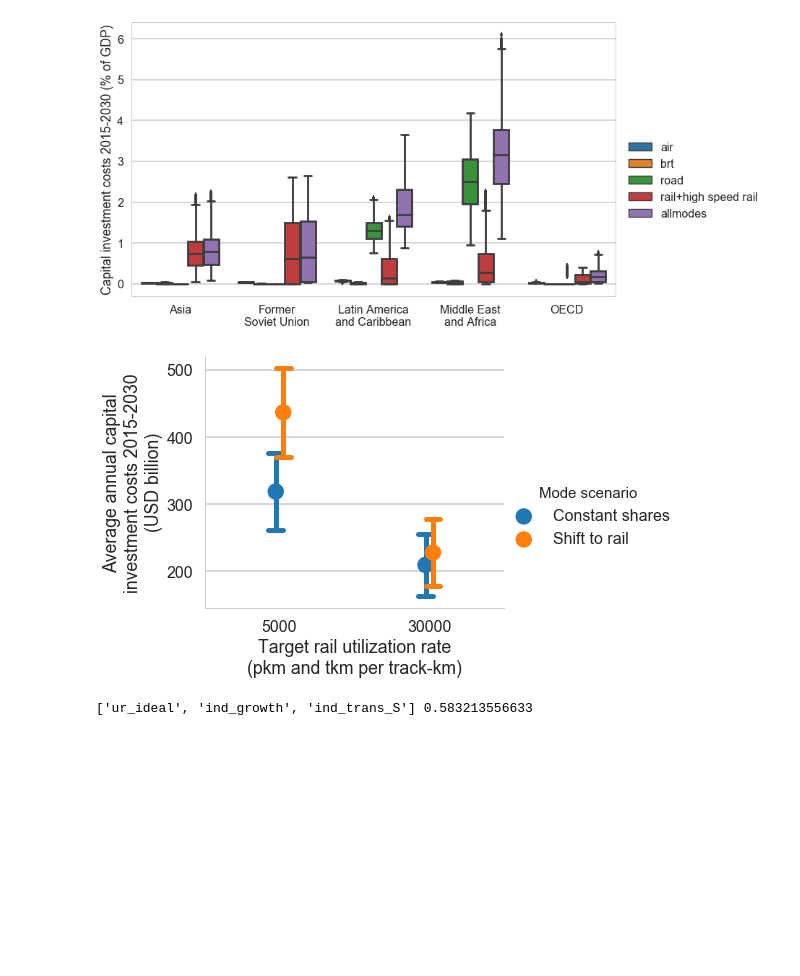
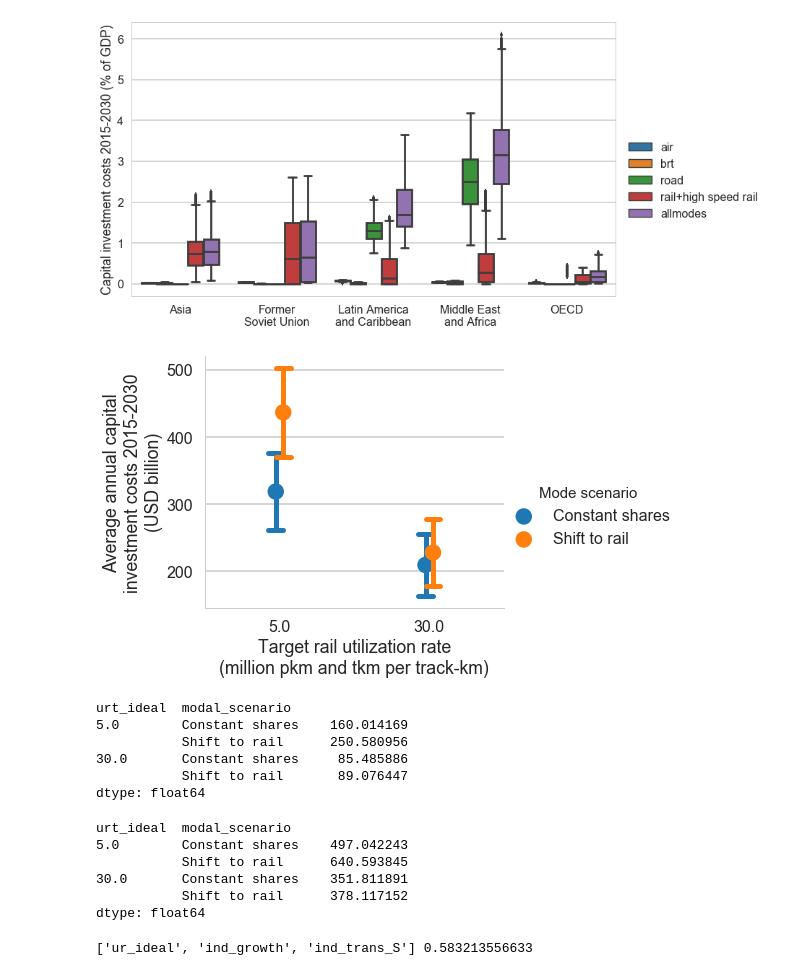
Before and after one commit to julierozenberg/infra_needs_analyses, a Jupyter notebook: cired_results_analysis_clean.ipynb, the cells around one changed output. Cells and saved outputs as stored; diff of their text form; code cells hidden in the pictures; blank space fills up the shorter version.

```diff
--- a/cired_results_analysis_clean.ipynb
+++ b/cired_results_analysis_clean.ipynb
@@ -888,27 +946,47 @@ plt.savefig("imaclim_per_region_mode_share_gdp.pdf")
 # %%
 bob3 = dev_world.disc_value.unstack("costtype")["new"].unstack("transpmode")['allmodes'].reset_index()
 bob3['modal_scenario'] = bob3.modal_scenario.replace({0:"Constant shares",1:"Shift to rail"})
 
 #transforms sum in annual average
 bob3['allmodes'] = 1/15*bob3.allmodes
+
+bob3['urt_ideal'] = 1/1000*bob3.urt_ideal
 
 g = sns.factorplot(x="urt_ideal",y="allmodes",hue="modal_scenario",dodge=True,ci='sd',join=False,\
               kind="point",capsize=0.1,data=bob3,errwidth=5, size=5, aspect=1.2,\
                   legend=False)
 
 
 
 #g = sns.factorplot(x="modal_scenario",y="allmodes",hue="urt_ideal", kind='box',\
 #              data=bob3, size=5, aspect=1.5,\
 #                  legend=False)
 
-g.set_axis_labels("Target rail utilization rate\n(pkm and tkm per track-km)", "Average annual capital\ninvestment costs 2015-2030\n(USD billion)")
+g.set_axis_labels("Target rail utilization rate\n(million pkm and tkm per track-km)", "Average annual capital\ninvestment costs 2015-2030\n(USD billion)")
 g.add_legend(title="Mode scenario")
 
 plt.savefig("imaclim_dev_world_unc.png",ddpi=300,bbox_inches="tight")
 plt.savefig("imaclim_dev_world_unc.pdf")
 # %% [output]
-[figure, old version]
+[figure, new version]
+# %%
+bob3.groupby(["urt_ideal","modal_scenario"]).apply(lambda x:x.allmodes.min())
+# %% [output]
+urt_ideal  modal_scenario
+5.0        Constant shares    160.014169
+           Shift to rail      250.580956
+30.0       Constant shares     85.485886
+           Shift to rail       89.076447
+dtype: float64
+# %%
+bob3.groupby(["urt_ideal","modal_scenario"]).apply(lambda x:x.allmodes.max())
+# %% [output]
+urt_ideal  modal_scenario
+5.0        Constant shares    497.042243
+           Shift to rail      640.593845
+30.0       Constant shares    351.811891
+           Shift to rail      378.117152
+dtype: float64
 # %%
 subframe = world.disc_value.unstack("costtype")["new"].unstack("transpmode")['allmodes'].reset_index()
 subframe = subframe.loc[subframe.urt_ideal==30000,:]
```
Also changed, not shown: parts of 10 cells of this notebook, 3 other files.
